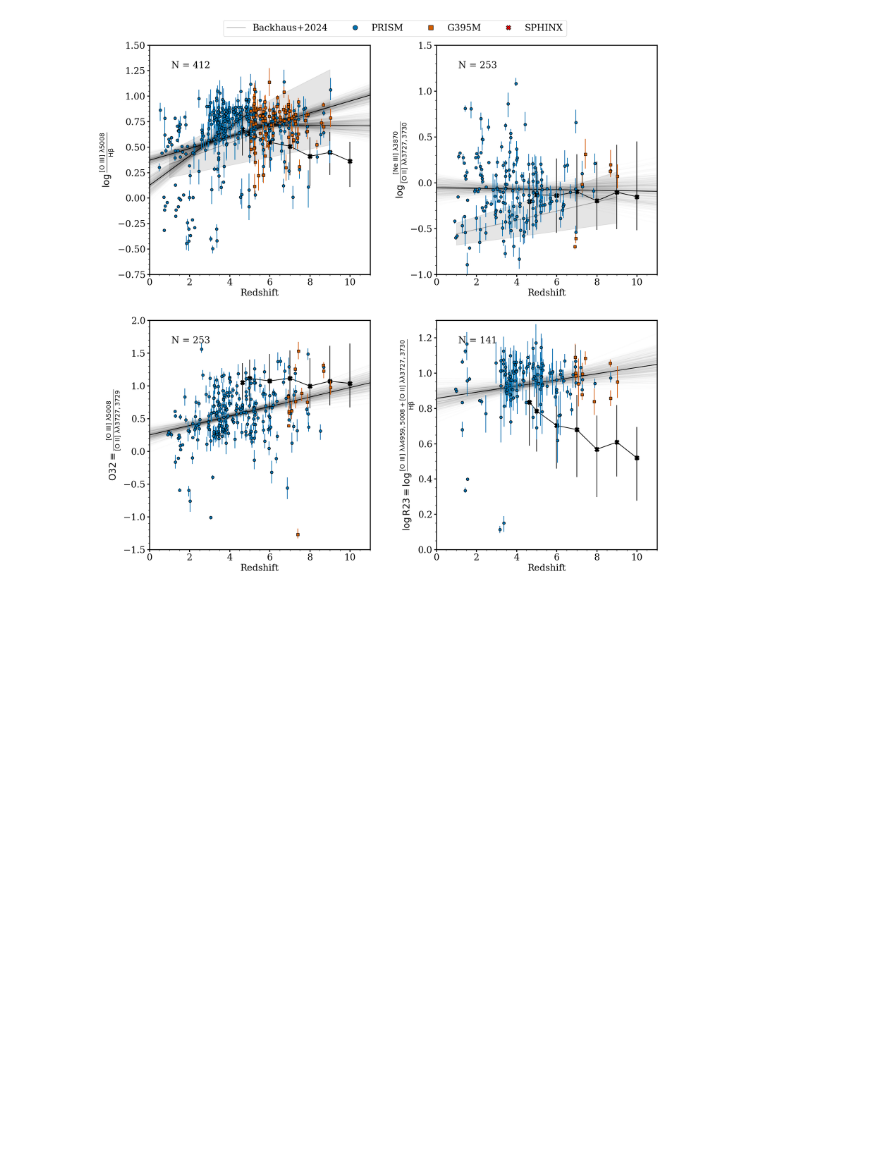
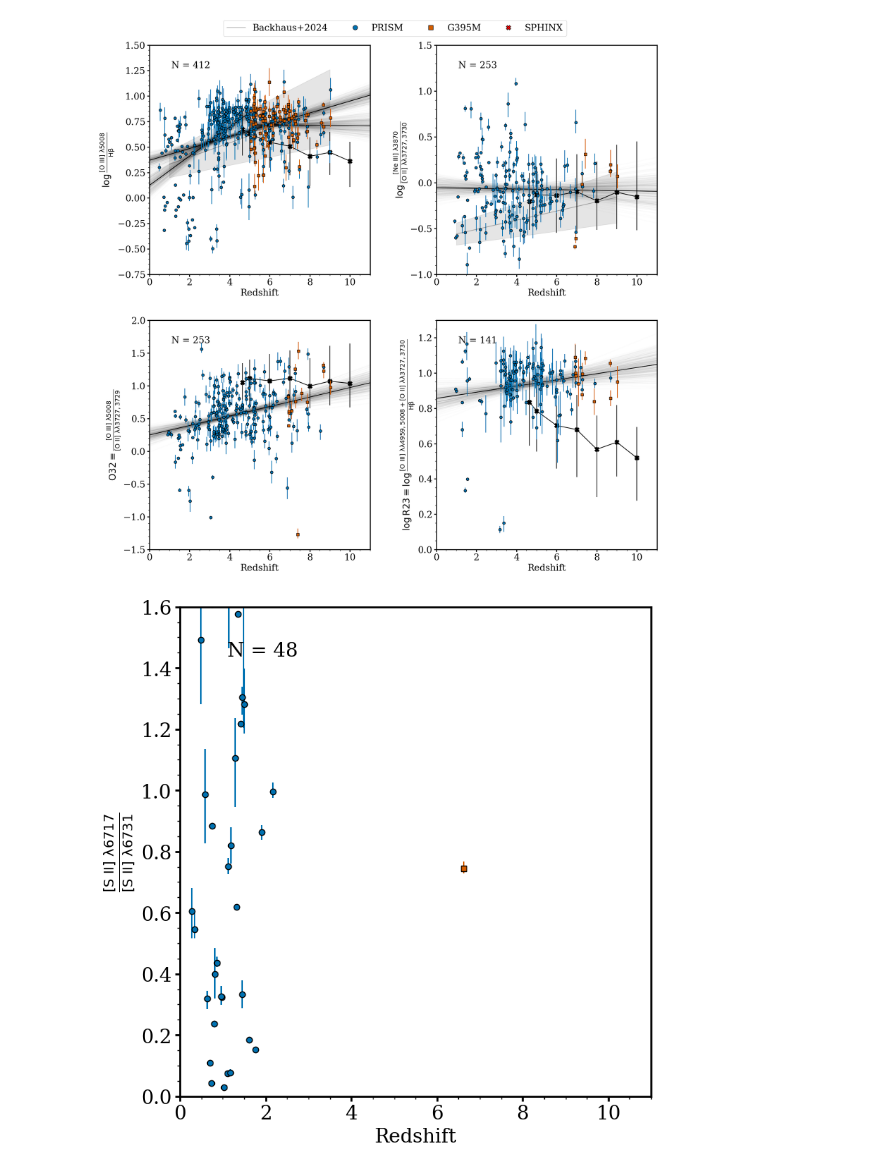
Before and after one commit to njcleri/RUBIES_ionization_conditions, a Jupyter notebook: plots_test.ipynb, the cells around one changed output. Saved outputs shown, nothing was run; the diff lists cells and outputs as text; code cells hidden in the pictures; blank space fills up the shorter version.

```diff
--- a/plots_test.ipynb
+++ b/plots_test.ipynb
@@ -662,3 +662,37 @@ if __name__ == "__main__":
    make_ratios_versus_redshift_plot()
 # %% [output]
 [figure]
+# %%
+SIISIIdf_prism = data_management.signal_to_noise_6717_6731_prism(line_fluxes_prism, LINE_SIGNAL_TO_NOISE)
+SIISIIdf_g395m = data_management.signal_to_noise_6717_6731_g395m(line_fluxes_g395m, LINE_SIGNAL_TO_NOISE)
+SIISIIdf_both = pd.merge(SIISIIdf_prism, SIISIIdf_g395m, on='id', how='inner')
+# %%
+def plot_SIISII_versus_redshift(ax):
+    # chain = linmix_fits.fit_NeIIIOII_versus_redshift_linmix()
+    # linmix_fits.plot_linmix(ax,chain,0,11)
+
+    # ax.errorbar(x=sphinx_binned.redshift, y=sphinx_binned.log_NeIII_OII_sphinx,
+    #             yerr=[sphinx_binned.log_NeIII_OII_sphinx_16, sphinx_binned.log_NeIII_OII_sphinx_84],
+    #             ms=10, marker='X', c='k', zorder=-9, label='SPHINX')
+    ax.errorbar(x=SIISIIdf_prism.z_prism, y=SIISIIdf_prism.SII_SII_6717_6731,
+             yerr=[SIISIIdf_prism.SII_SII_6717_6731_ERR_16, SIISIIdf_prism.SII_SII_6717_6731_ERR_84],
+             ls='None', color=globals.PRISM_COLOR, marker='o', mec='k', label='PRISM')
+    ax.errorbar(x=SIISIIdf_g395m.z_g395m, y=SIISIIdf_g395m.SII_SII_6717_6731,
+             yerr=[SIISIIdf_g395m.SII_SII_6717_6731_ERR_16, SIISIIdf_g395m.SII_SII_6717_6731_ERR_84],
+             ls='None', color=globals.G395M_COLOR, marker='s', mec='k', label='G395M')
+
+    ax.annotate(f'N = {len(SIISIIdf_prism)+len(SIISIIdf_g395m)}', xy=(0.1, 0.9), xycoords='axes fraction')
+    ax.set_xlabel('Redshift')
+    ax.set_ylabel(r'$\frac{\rm{[S~II]}~\lambda6717}{\rm{[S~II]}~\lambda6731}$')
+    ax.axis([0, 11, 0, 1.6])
+# %%
+from matplotlib.gridspec import GridSpec
+import globals
+fig = plt.figure(figsize=(20,20))
+gs = GridSpec(nrows=2, ncols=2)
+gs.update(wspace=0.3, hspace=0.2)
+
+ax0 = fig.add_subplot(gs[0:1, 0:1])
+plot_SIISII_versus_redshift(ax0)
+# %% [output]
+[figure, added]
```
Also changed, not shown: parts of 16 cells of this notebook, 15 other files.
